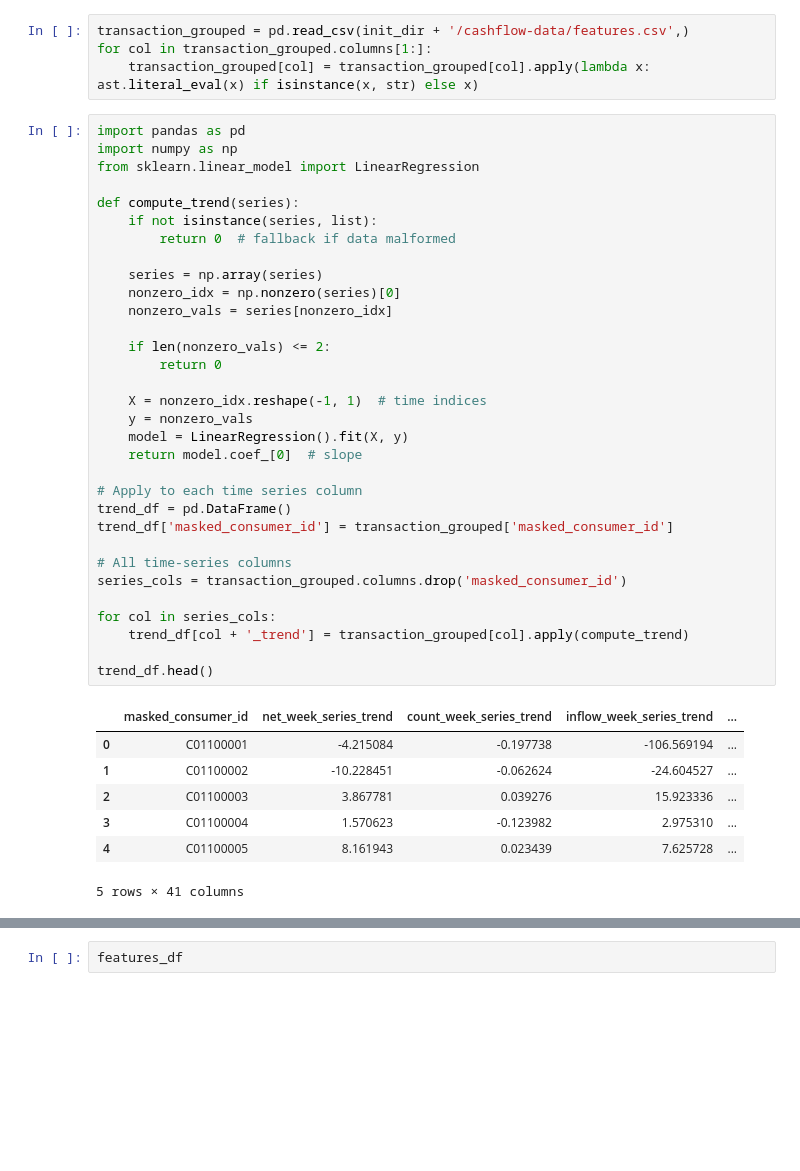
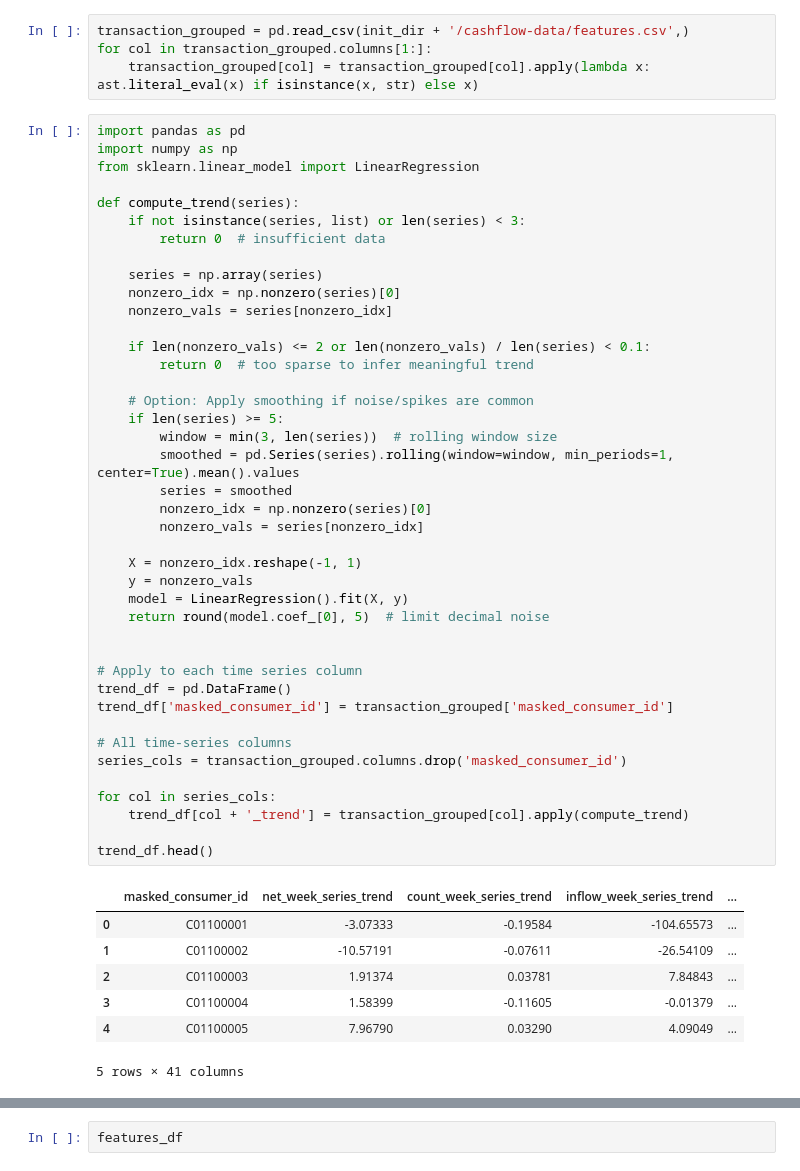
Before and after one commit to shsaha2024/mlc-sp25-car, a Jupyter notebook: manat_workflow/eda.ipynb, the cells around one changed output, grey strips where cells are left out. Cells and saved outputs as stored; diff of their text form; blank space fills up the shorter version.

```diff
--- a/manat_workflow/eda.ipynb
+++ b/manat_workflow/eda.ipynb
@@ -102,42 +102,51 @@ for col in transaction_grouped.columns[1:]:
 # %%
 import pandas as pd
 import numpy as np
 from sklearn.linear_model import LinearRegression
 
 def compute_trend(series):
-    if not isinstance(series, list):
-        return 0  # fallback if data malformed
+    if not isinstance(series, list) or len(series) < 3:
+        return 0  # insufficient data
 
     series = np.array(series)
     nonzero_idx = np.nonzero(series)[0]
     nonzero_vals = series[nonzero_idx]
 
-    if len(nonzero_vals) <= 2:
-        return 0
+    if len(nonzero_vals) <= 2 or len(nonzero_vals) / len(series) < 0.1:
+        return 0  # too sparse to infer meaningful trend
 
-    X = nonzero_idx.reshape(-1, 1)  # time indices
+    # Option: Apply smoothing if noise/spikes are common
+    if len(series) >= 5:
+        window = min(3, len(series))  # rolling window size
+        smoothed = pd.Series(series).rolling(window=window, min_periods=1, center=True).mean().values
+        series = smoothed
+        nonzero_idx = np.nonzero(series)[0]
+        nonzero_vals = series[nonzero_idx]
+
+    X = nonzero_idx.reshape(-1, 1)
     y = nonzero_vals
     model = LinearRegression().fit(X, y)
-    return model.coef_[0]  # slope
+    return round(model.coef_[0], 5)  # limit decimal noise
+
 
 # Apply to each time series column
 trend_df = pd.DataFrame()
 trend_df['masked_consumer_id'] = transaction_grouped['masked_consumer_id']
 
 # All time-series columns
 series_cols = transaction_grouped.columns.drop('masked_consumer_id')
 
 for col in series_cols:
     trend_df[col + '_trend'] = transaction_grouped[col].apply(compute_trend)
 
 trend_df.head()
 # %% [output]
 |  | masked_consumer_id | net_week_series_trend | count_week_series_trend | inflow_week_series_trend | ... |
-| 0 | C01100001 | -4.215084 | -0.197738 | -106.569194 | ... |
-| 1 | C01100002 | -10.228451 | -0.062624 | -24.604527 | ... |
-| 2 | C01100003 | 3.867781 | 0.039276 | 15.923336 | ... |
-| 3 | C01100004 | 1.570623 | -0.123982 | 2.975310 | ... |
-| 4 | C01100005 | 8.161943 | 0.023439 | 7.625728 | ... |
+| 0 | C01100001 | -3.07333 | -0.19584 | -104.65573 | ... |
+| 1 | C01100002 | -10.57191 | -0.07611 | -26.54109 | ... |
+| 2 | C01100003 | 1.91374 | 0.03781 | 7.84843 | ... |
+| 3 | C01100004 | 1.58399 | -0.11605 | -0.01379 | ... |
+| 4 | C01100005 | 7.96790 | 0.03290 | 4.09049 | ... |
 5 rows × 41 columns
 # %%
 # Step 2: Feature Engineering
```
Also changed, not shown: parts of 9 cells of this notebook.
